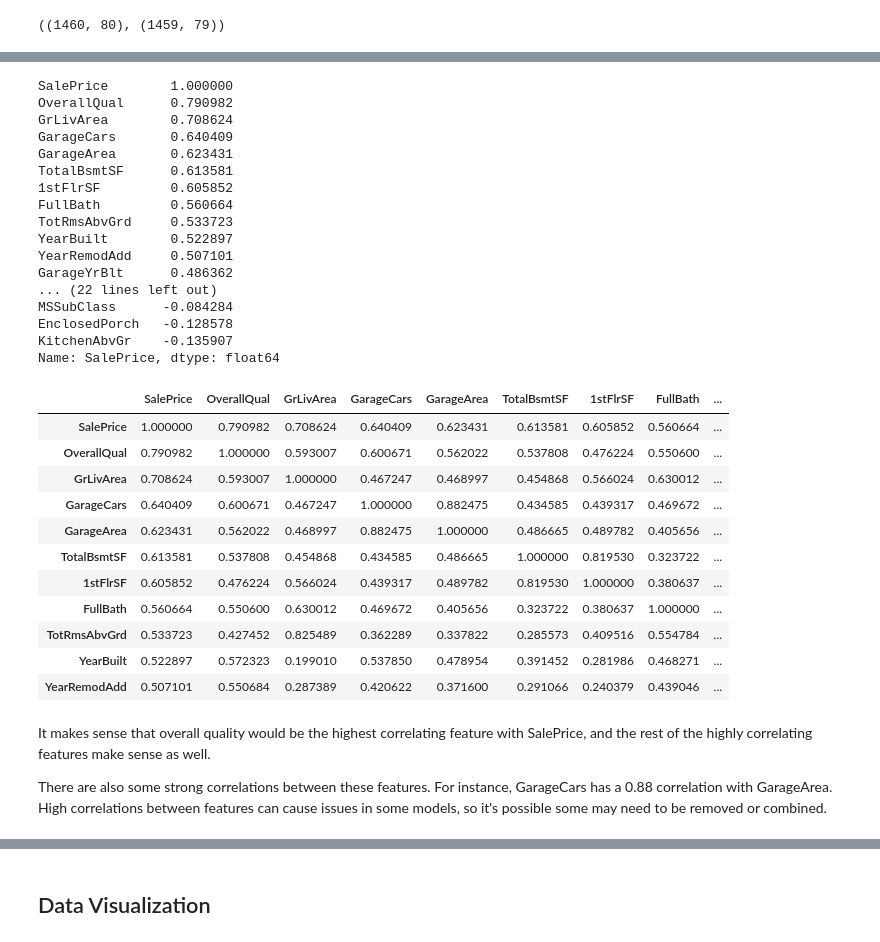
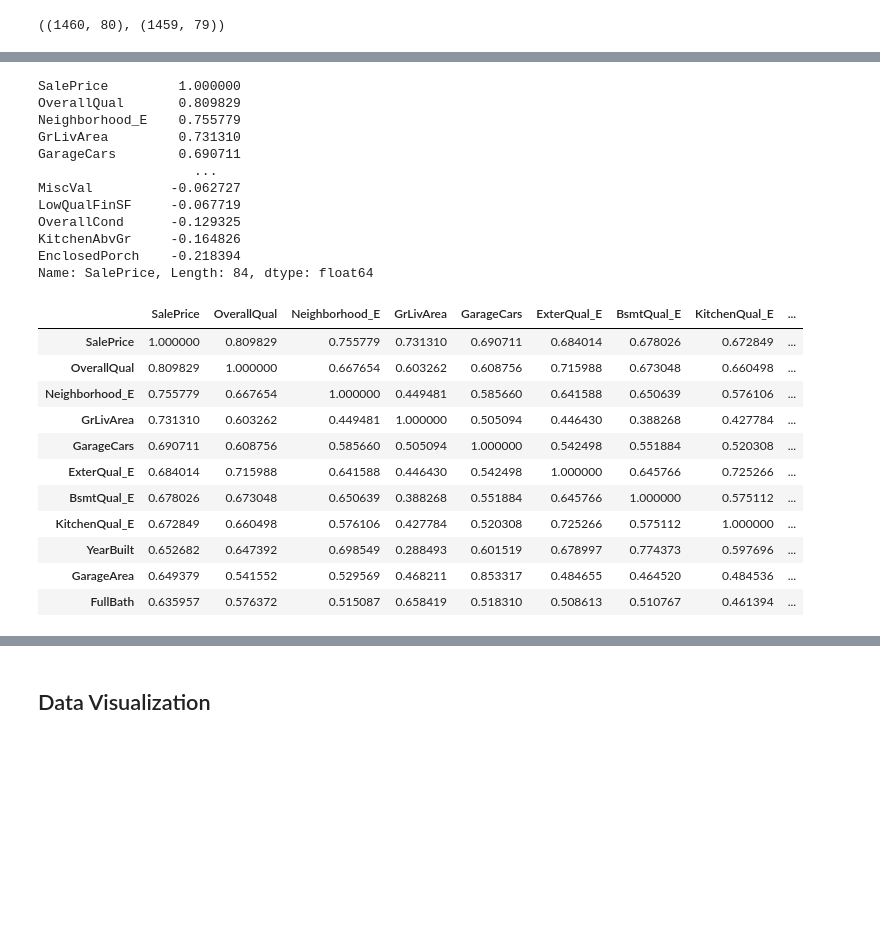
Before and after one commit to KevinKronk/kaggle-house-prices-dataset, a Jupyter notebook: kaggle-house-prices-dataset.ipynb, the cells around one changed output, grey strips where cells are left out. Saved outputs shown, nothing was run; the diff lists cells and outputs as text; code cells hidden in the pictures; blank space fills up the shorter version.

```diff
--- a/kaggle-house-prices-dataset.ipynb
+++ b/kaggle-house-prices-dataset.ipynb
@@ -199,0 +264,5 @@ train_df.shape, test_df.shape
+# %%
+score_no_categories = ['BsmtQual', 'BsmtCond', 'FireplaceQu', 'GarageQual', 'GarageCond']
+for df in [train_df, test_df]:
+    for feature in score_no_categories:
+        df[feature+'_E'] = df[feature].map({'Ex':5, 'Gd':4, 'TA':3, 'Fa':2, 'Po':1, 'NO':0})
@@ -199,0 +281,3 @@ train_df.shape, test_df.shape
+# %%
+categorical_features = train_df.select_dtypes(include=['category', 'object']).columns
+categorical_features
@@ -199,0 +293,8 @@ train_df.shape, test_df.shape
+# %%
+for feature in categorical_features:
+    classes_by_saleprice = train_df[[feature, 'SalePrice']].groupby(feature).mean()['SalePrice']
+    classes_by_saleprice = classes_by_saleprice.sort_values()
+    ordinal_mapping = pd.Series(range(1, len(classes_by_saleprice)+1),
+                                    index=classes_by_saleprice.index).to_dict()
+    train_df[feature+'_E'] = train_df[feature].map(ordinal_mapping).astype('float16')
+    test_df[feature+'_E'] = test_df[feature].map(ordinal_mapping).astype('float16')
@@ -243,44 +347,35 @@ train_df.corr()
 # %%
 # To just look at what correlated with the SalePrice
-corr_matrix = train_df.corr()
+corr_matrix = train_df.corr(method='spearman')
 
 corr_matrix['SalePrice'].sort_values(ascending=False)
 # %% [output]
-SalePrice        1.000000
-OverallQual      0.790982
-GrLivArea        0.708624
-GarageCars       0.640409
-GarageArea       0.623431
-TotalBsmtSF      0.613581
-1stFlrSF         0.605852
-FullBath         0.560664
-TotRmsAbvGrd     0.533723
-YearBuilt        0.522897
-YearRemodAdd     0.507101
-GarageYrBlt      0.486362
-... (22 lines left out)
-MSSubClass      -0.084284
-EnclosedPorch   -0.128578
-KitchenAbvGr    -0.135907
-Name: SalePrice, dtype: float64
+SalePrice         1.000000
+OverallQual       0.809829
+Neighborhood_E    0.755779
+GrLivArea         0.731310
+GarageCars        0.690711
+                    ...
+MiscVal          -0.062727
+LowQualFinSF     -0.067719
+OverallCond      -0.129325
+KitchenAbvGr     -0.164826
+EnclosedPorch    -0.218394
+Name: SalePrice, Length: 84, dtype: float64
 # %%
 # Look at the ten features that correlate most strongly with SalePrice
 top_ten = np.abs(corr_matrix['SalePrice']).sort_values(ascending=False)[:11].keys()
-train_df[top_ten].corr()
+train_df[top_ten].corr(method='spearman')
 # %% [output]
-|  | SalePrice | OverallQual | GrLivArea | GarageCars | GarageArea | TotalBsmtSF | 1stFlrSF | FullBath | ... |
-| SalePrice | 1.000000 | 0.790982 | 0.708624 | 0.640409 | 0.623431 | 0.613581 | 0.605852 | 0.560664 | ... |
-| OverallQual | 0.790982 | 1.000000 | 0.593007 | 0.600671 | 0.562022 | 0.537808 | 0.476224 | 0.550600 | ... |
-| GrLivArea | 0.708624 | 0.593007 | 1.000000 | 0.467247 | 0.468997 | 0.454868 | 0.566024 | 0.630012 | ... |
-| GarageCars | 0.640409 | 0.600671 | 0.467247 | 1.000000 | 0.882475 | 0.434585 | 0.439317 | 0.469672 | ... |
-| GarageArea | 0.623431 | 0.562022 | 0.468997 | 0.882475 | 1.000000 | 0.486665 | 0.489782 | 0.405656 | ... |
-| TotalBsmtSF | 0.613581 | 0.537808 | 0.454868 | 0.434585 | 0.486665 | 1.000000 | 0.819530 | 0.323722 | ... |
-| 1stFlrSF | 0.605852 | 0.476224 | 0.566024 | 0.439317 | 0.489782 | 0.819530 | 1.000000 | 0.380637 | ... |
-| FullBath | 0.560664 | 0.550600 | 0.630012 | 0.469672 | 0.405656 | 0.323722 | 0.380637 | 1.000000 | ... |
-| TotRmsAbvGrd | 0.533723 | 0.427452 | 0.825489 | 0.362289 | 0.337822 | 0.285573 | 0.409516 | 0.554784 | ... |
-| YearBuilt | 0.522897 | 0.572323 | 0.199010 | 0.537850 | 0.478954 | 0.391452 | 0.281986 | 0.468271 | ... |
-| YearRemodAdd | 0.507101 | 0.550684 | 0.287389 | 0.420622 | 0.371600 | 0.291066 | 0.240379 | 0.439046 | ... |
+|  | SalePrice | OverallQual | Neighborhood_E | GrLivArea | GarageCars | ExterQual_E | BsmtQual_E | KitchenQual_E | ... |
+| SalePrice | 1.000000 | 0.809829 | 0.755779 | 0.731310 | 0.690711 | 0.684014 | 0.678026 | 0.672849 | ... |
+| OverallQual | 0.809829 | 1.000000 | 0.667654 | 0.603262 | 0.608756 | 0.715988 | 0.673048 | 0.660498 | ... |
+| Neighborhood_E | 0.755779 | 0.667654 | 1.000000 | 0.449481 | 0.585660 | 0.641588 | 0.650639 | 0.576106 | ... |
+| GrLivArea | 0.731310 | 0.603262 | 0.449481 | 1.000000 | 0.505094 | 0.446430 | 0.388268 | 0.427784 | ... |
+| GarageCars | 0.690711 | 0.608756 | 0.585660 | 0.505094 | 1.000000 | 0.542498 | 0.551884 | 0.520308 | ... |
+| ExterQual_E | 0.684014 | 0.715988 | 0.641588 | 0.446430 | 0.542498 | 1.000000 | 0.645766 | 0.725266 | ... |
+| BsmtQual_E | 0.678026 | 0.673048 | 0.650639 | 0.388268 | 0.551884 | 0.645766 | 1.000000 | 0.575112 | ... |
+| KitchenQual_E | 0.672849 | 0.660498 | 0.576106 | 0.427784 | 0.520308 | 0.725266 | 0.575112 | 1.000000 | ... |
+| YearBuilt | 0.652682 | 0.647392 | 0.698549 | 0.288493 | 0.601519 | 0.678997 | 0.774373 | 0.597696 | ... |
+| GarageArea | 0.649379 | 0.541552 | 0.529569 | 0.468211 | 0.853317 | 0.484655 | 0.464520 | 0.484536 | ... |
+| FullBath | 0.635957 | 0.576372 | 0.515087 | 0.658419 | 0.518310 | 0.508613 | 0.510767 | 0.461394 | ... |
-# %% [markdown]
-It makes sense that overall quality would be the highest correlating feature with SalePrice, and the rest of the highly correlating features make sense as well.
-
-There are also some strong correlations between these features. For instance, GarageCars has a 0.88 correlation with GarageArea. High correlations between features can cause issues in some models, so it's possible some may need to be removed or combined.
```
Also changed, not shown: parts of 171 cells of this notebook.
